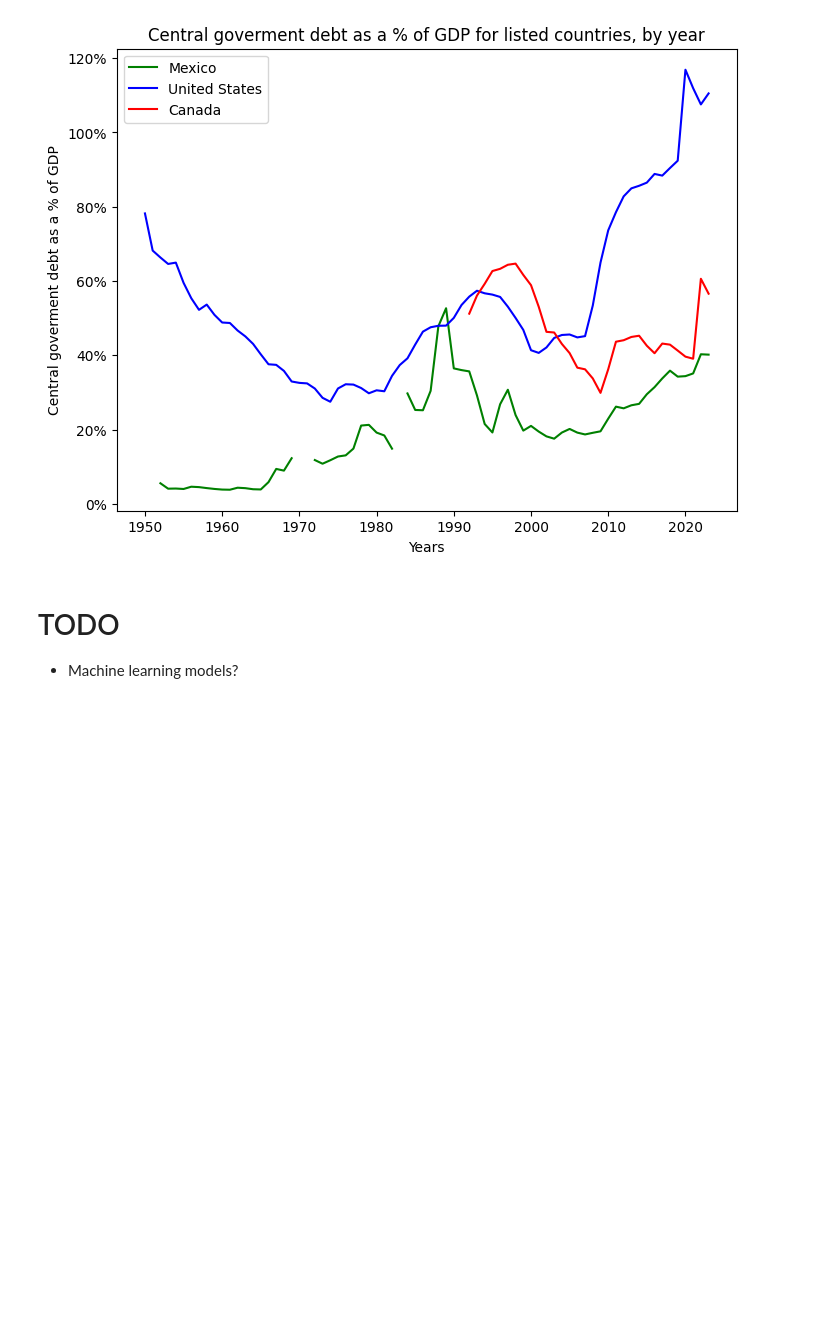
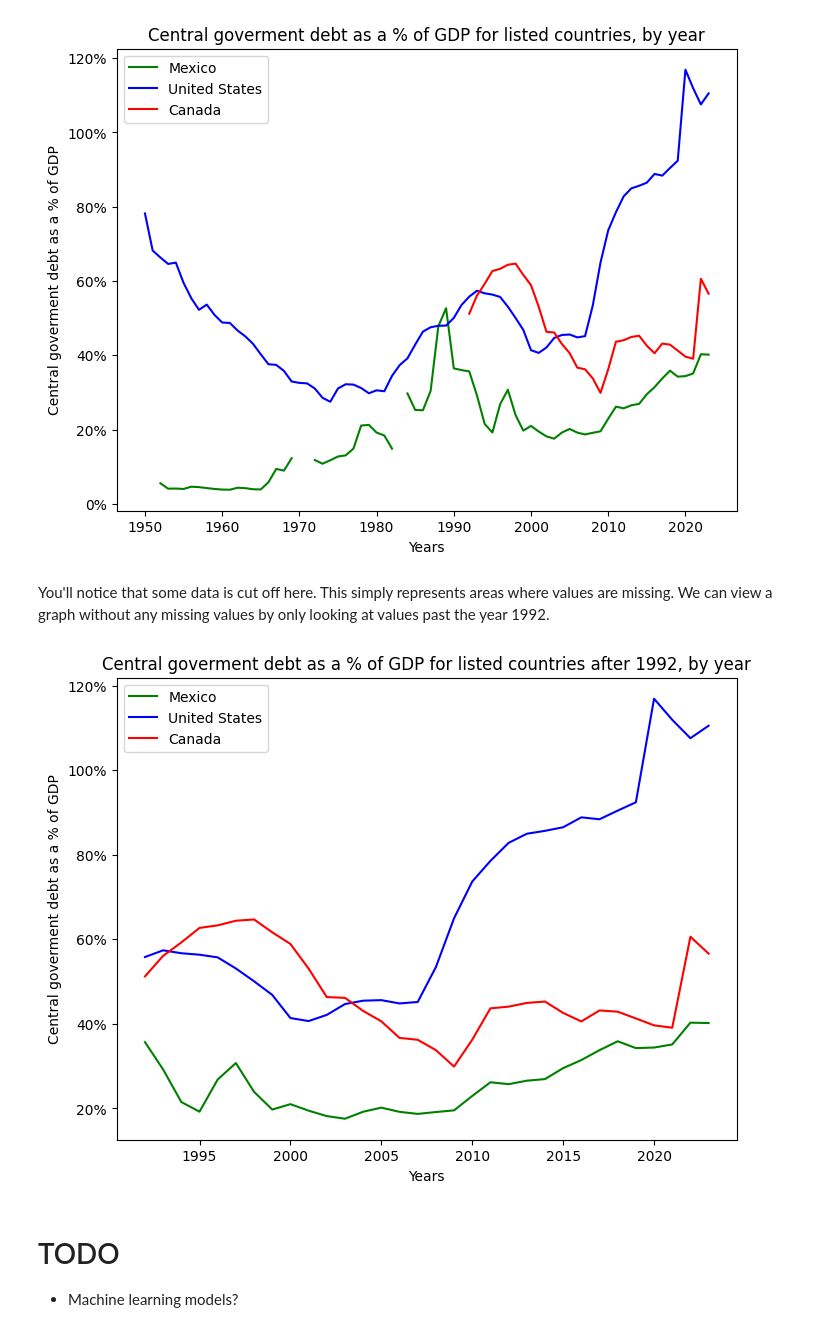
Before and after one commit to kurealnum/dsrp-2025, a Jupyter notebook: DSRP_Global_Debt.ipynb, the cells around one changed output. Saved outputs shown, nothing was run; the diff lists cells and outputs as text; code cells hidden in the pictures; blank space fills up the shorter version.

```diff
--- a/DSRP_Global_Debt.ipynb
+++ b/DSRP_Global_Debt.ipynb
@@ -703,6 +703,27 @@ plt.legend()
 plt.show()
 # %% [output]
 [figure]
+# %% [markdown]
+You'll notice that some data is cut off here. This simply represents areas where values are missing. We can view a graph without any missing values by only looking at values past the year 1992.
+# %%
+from matplotlib.ticker import PercentFormatter
+
+cent_govt_debt_df_tmp = cent_govt_debt_df.drop(cent_govt_debt_df[cent_govt_debt_df["Year"] < 1992].index)
+
+fig = plt.figure(figsize=(8,6))
+ax = fig.subplots()
+ax.yaxis.set_major_formatter(formatter=PercentFormatter())
+
+plt.plot(cent_govt_debt_df_tmp["Year"], cent_govt_debt_df_tmp["Mexican Central Government Debt"], label="Mexico", color = "green")
+plt.plot(cent_govt_debt_df_tmp["Year"], cent_govt_debt_df_tmp["American Central Government Debt"], label="United States", color = "blue")
+plt.plot(cent_govt_debt_df_tmp["Year"], cent_govt_debt_df_tmp["Canadian Central Government Debt"], label="Canada", color = "red")
+plt.xlabel("Years")
+plt.ylabel("Central goverment debt as a % of GDP")
+plt.title("Central goverment debt as a % of GDP for listed countries after 1992, by year")
+plt.legend()
+plt.show()
+# %% [output]
+[figure, added]
 # %% [markdown]
 # TODO
 
```
